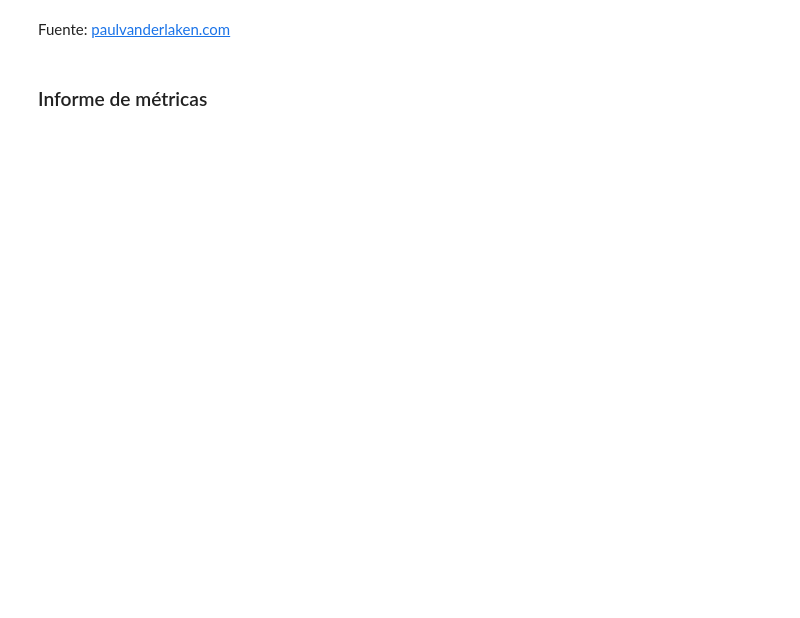
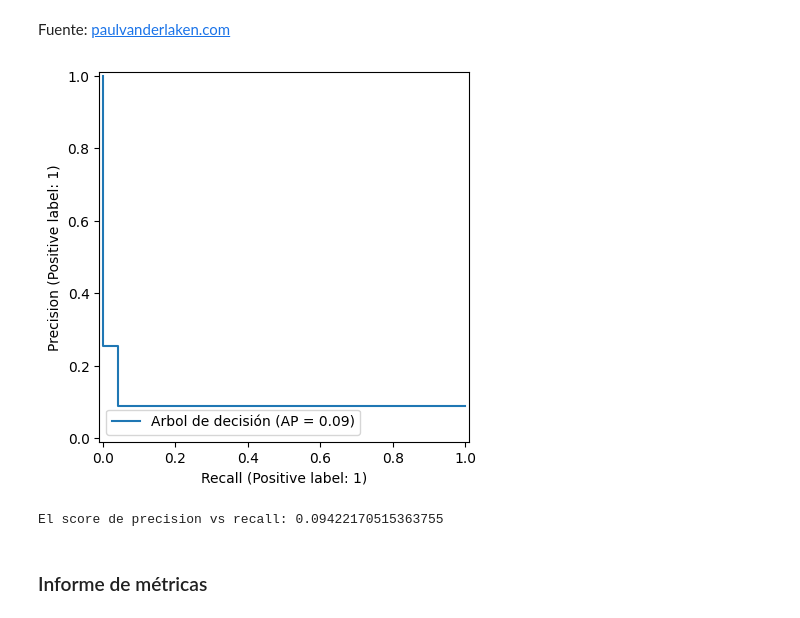
Before and after one commit to Cesar-Curitol/Validaci-n_de_modelos_y_metricas_de_evaluacion, a Jupyter notebook: Clasificacion_validacion_y_metricas.ipynb, the cells around one changed output. Drawn from its saved outputs; the diff is of its cells as text; code cells hidden in the pictures; blank space fills up the shorter version.

```diff
--- a/Clasificacion_validacion_y_metricas.ipynb
+++ b/Clasificacion_validacion_y_metricas.ipynb
@@ -118,0 +167,4 @@ Fuente: [paulvanderlaken.com](https://paulvanderlaken.com/2019/08/16/roc-auc-pre
+# %%
+PrecisionRecallDisplay.from_predictions(y_val,y_previsto,name='Arbol de decisión');
+# %% [output]
+[figure, added]
@@ -119,2 +173,6 @@ Fuente: [paulvanderlaken.com](https://paulvanderlaken.com/2019/08/16/roc-auc-pre
+# %%
+print(f'El score de precision vs recall: {average_precision_score(y_val, y_previsto)}')
+# %% [output]
+El score de precision vs recall: 0.09422170515363755
 # %% [markdown]
 ### Informe de métricas
```
Also changed, not shown: parts of 17 cells of this notebook.
